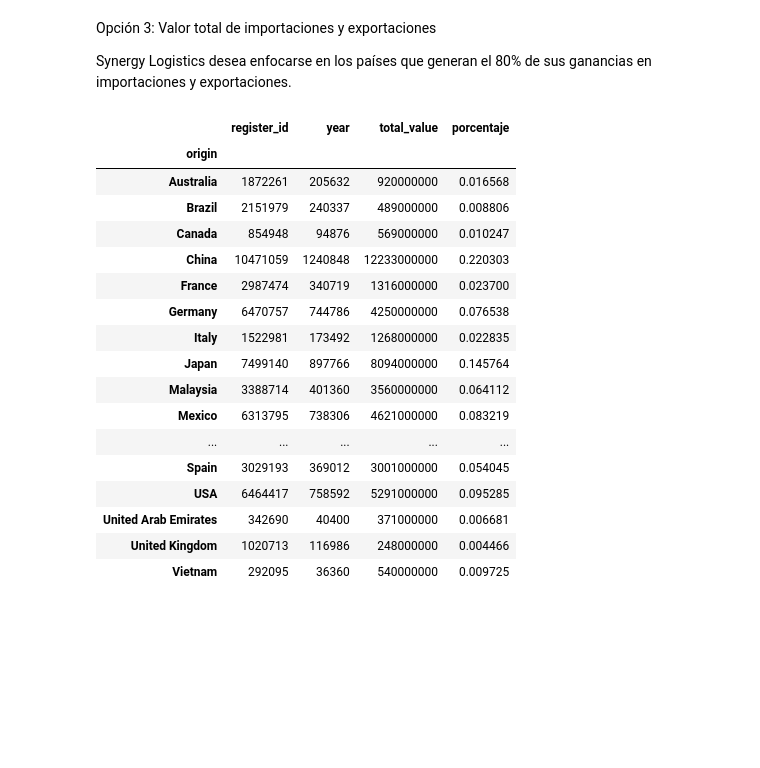
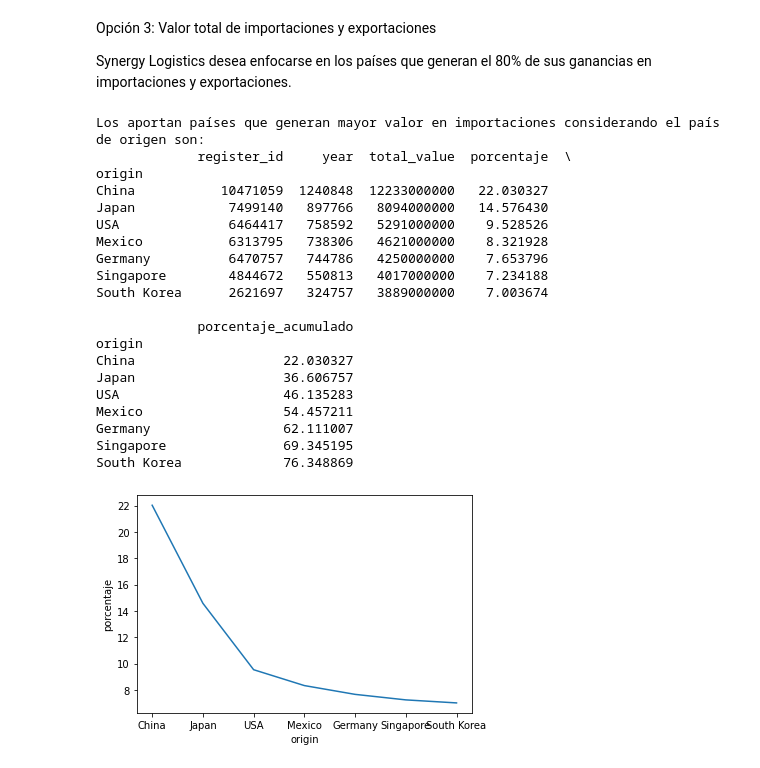
Before and after one commit to ElsaBF/Synergy-Logistics, a Jupyter notebook: ANALISIS_02_BARBA_FLORES.ipynb, the cells around one changed output. Saved outputs shown, nothing was run; the diff lists cells and outputs as text; code cells hidden in the pictures; blank space fills up the shorter version.

```diff
--- a/ANALISIS_02_BARBA_FLORES.ipynb
+++ b/ANALISIS_02_BARBA_FLORES.ipynb
@@ -176,27 +176,40 @@ impo_origen = importaciones.groupby("origin").sum()
 impo_destino = importaciones.groupby("destination").sum()
 expo_origen = exportaciones.groupby("origin").sum()
 expo_destino = exportaciones.groupby("destination").sum()
-# %%
-suma_total = impo_origen.sum()
-suma_total = suma_total["total_value"]
-impo_origen['porcentaje'] = (impo_origen["total_value"]/suma_total)
-impo_origen
-# %% [output]
-|  | register_id | year | total_value | porcentaje |
-| origin |  |  |  |  |
-| Australia | 1872261 | 205632 | 920000000 | 0.016568 |
-| Brazil | 2151979 | 240337 | 489000000 | 0.008806 |
-| Canada | 854948 | 94876 | 569000000 | 0.010247 |
-| China | 10471059 | 1240848 | 12233000000 | 0.220303 |
-| France | 2987474 | 340719 | 1316000000 | 0.023700 |
-| Germany | 6470757 | 744786 | 4250000000 | 0.076538 |
-| Italy | 1522981 | 173492 | 1268000000 | 0.022835 |
-| Japan | 7499140 | 897766 | 8094000000 | 0.145764 |
-| Malaysia | 3388714 | 401360 | 3560000000 | 0.064112 |
-| Mexico | 6313795 | 738306 | 4621000000 | 0.083219 |
-| ... | ... | ... | ... | ... |
-| Spain | 3029193 | 369012 | 3001000000 | 0.054045 |
-| USA | 6464417 | 758592 | 5291000000 | 0.095285 |
-| United Arab Emirates | 342690 | 40400 | 371000000 | 0.006681 |
-| United Kingdom | 1020713 | 116986 | 248000000 | 0.004466 |
-| Vietnam | 292095 | 36360 | 540000000 | 0.009725 |
+# %%
+def top_porcentaje(df, m, origin_or_destination):
+    suma_total = df.sum()
+    suma_total = suma_total["total_value"]
+    df['porcentaje'] = (df["total_value"] * 100 /suma_total)
+    df = df.sort_values("porcentaje", ascending=False)
+    col_suma_acumulada = df.cumsum()["porcentaje"]
+    df["porcentaje_acumulado"] = col_suma_acumulada
+    top_80 = df[ df["porcentaje_acumulado"] <= 80]
+    print(f"Los aportan países que generan mayor valor en {m} son:")
+    print(top_80)
+
+    sns.lineplot(x= origin_or_destination, y='porcentaje', data=top_80)
+# %%
+top_porcentaje(impo_origen, "importaciones considerando el país de origen", "origin")
+# %% [output]
+Los aportan países que generan mayor valor en importaciones considerando el país de origen son:
+             register_id     year  total_value  porcentaje  \
+origin
+China           10471059  1240848  12233000000   22.030327
+Japan            7499140   897766   8094000000   14.576430
+USA              6464417   758592   5291000000    9.528526
+Mexico           6313795   738306   4621000000    8.321928
+Germany          6470757   744786   4250000000    7.653796
+Singapore        4844672   550813   4017000000    7.234188
+South Korea      2621697   324757   3889000000    7.003674
+
+             porcentaje_acumulado
+origin
+China                   22.030327
+Japan                   36.606757
+USA                     46.135283
+Mexico                  54.457211
+Germany                 62.111007
+Singapore               69.345195
+South Korea             76.348869
+[figure, added]
```
Also changed, not shown: parts of 16 cells of this notebook.
